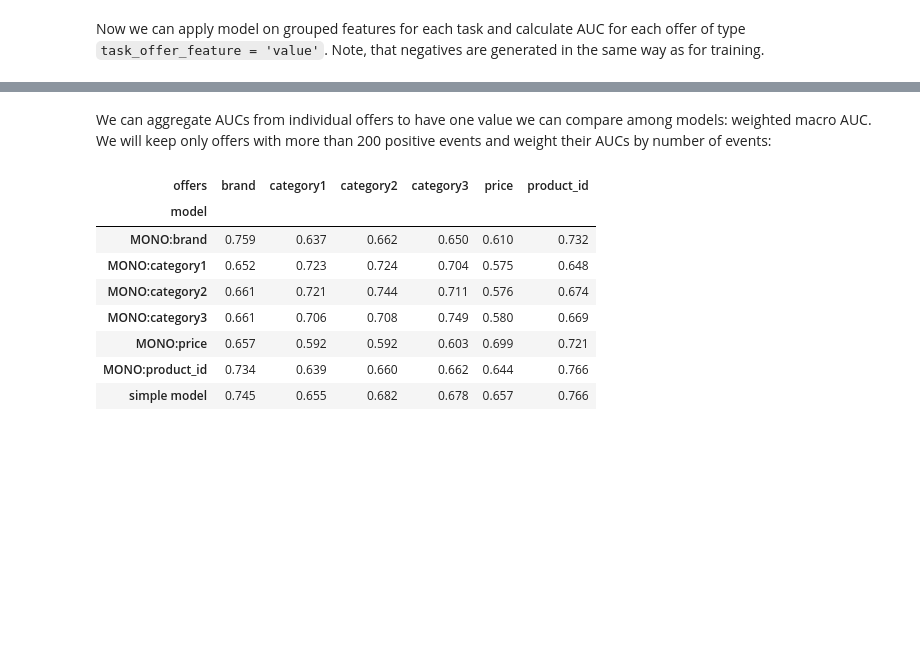
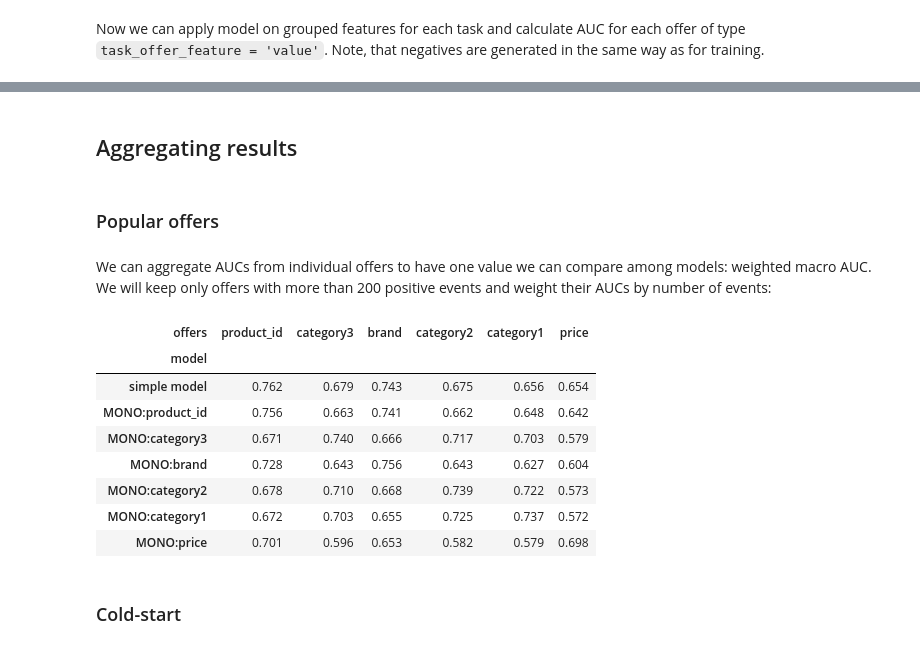
Before and after one commit to tinyclues/group-by-augmentations-model, a Jupyter notebook: training/rees simple model.ipynb, the cells around one changed output, grey strips where cells are left out. Cells and saved outputs as stored; diff of their text form; code cells hidden in the pictures; blank space fills up the shorter version.

```diff
--- a/training/rees simple model.ipynb
+++ b/training/rees simple model.ipynb
@@ -100,7 +93,7 @@ To choose model's parameters we did some manual tuning using validation set to m
 # %%
 # model parameters
 EMBEDDING_DIM = 100
-L1_COEFF = 4e-7
+L1_COEFF = 2e-7
 DROPOUT = 0.1
 
 
@@ -137,14 +130,14 @@ def OFFER_TOWER():
         tf.keras.layers.Activation('tanh'),
     ], name='offer_tower')
 
-EPOCHS = 10
+EPOCHS = 8
 
 NUMBER_OF_NEGATIVES = 4
 LOSS = tf.keras.losses.BinaryCrossentropy(from_logits=True)
 AUC_METRIC = tf.keras.metrics.AUC(from_logits=True)
 
 import tensorflow_addons as tfa
-OPTIMIZER = tfa.optimizers.AdamW(weight_decay=4e-8, learning_rate=0.0009)
+OPTIMIZER = tfa.optimizers.AdamW(weight_decay=4e-8, learning_rate=0.0008)
 # %%
 from layers import get_input_layer, WeightedEmbeddings
 from utils import WEIGHT_SUFFIX
@@ -412,3 +380,7 @@ for task_offer_feature in TASKS:
+# %% [markdown]
+## Aggregating results
+# %% [markdown]
+### Popular offers
 # %% [markdown]
 We can aggregate AUCs from individual offers to have one value we can compare among models: weighted macro AUC. We will keep only offers with more than 200 positive events and weight their AUCs by number of events:
 # %%
@@ -425,14 +397,17 @@ for task_name in aucs:
 # %%
 pd.pivot_table(results, 'wAUC', 'model', 'offers')\
     .rename(columns={'priceCluster': 'price'}, index={'MONO:priceCluster': 'MONO:price'})\
+    .iloc[[6, 5, 3, 0, 2, 1, 4]][['product_id', 'category3', 'brand', 'category2', 'category1', 'price']]\
     .style.background_gradient(cmap='coolwarm').format(precision=3)
 # %% [output]
-| offers | brand | category1 | category2 | category3 | price | product_id |
+| offers | product_id | category3 | brand | category2 | category1 | price |
 | model |  |  |  |  |  |  |
-| MONO:brand | 0.759 | 0.637 | 0.662 | 0.650 | 0.610 | 0.732 |
-| MONO:category1 | 0.652 | 0.723 | 0.724 | 0.704 | 0.575 | 0.648 |
-| MONO:category2 | 0.661 | 0.721 | 0.744 | 0.711 | 0.576 | 0.674 |
-| MONO:category3 | 0.661 | 0.706 | 0.708 | 0.749 | 0.580 | 0.669 |
-| MONO:price | 0.657 | 0.592 | 0.592 | 0.603 | 0.699 | 0.721 |
-| MONO:product_id | 0.734 | 0.639 | 0.660 | 0.662 | 0.644 | 0.766 |
-| simple model | 0.745 | 0.655 | 0.682 | 0.678 | 0.657 | 0.766 |
+| simple model | 0.762 | 0.679 | 0.743 | 0.675 | 0.656 | 0.654 |
+| MONO:product_id | 0.756 | 0.663 | 0.741 | 0.662 | 0.648 | 0.642 |
+| MONO:category3 | 0.671 | 0.740 | 0.666 | 0.717 | 0.703 | 0.579 |
+| MONO:brand | 0.728 | 0.643 | 0.756 | 0.643 | 0.627 | 0.604 |
+| MONO:category2 | 0.678 | 0.710 | 0.668 | 0.739 | 0.722 | 0.573 |
+| MONO:category1 | 0.672 | 0.703 | 0.655 | 0.725 | 0.737 | 0.572 |
+| MONO:price | 0.701 | 0.596 | 0.653 | 0.582 | 0.579 | 0.698 |
+# %% [markdown]
+### Cold-start
```
Also changed, not shown: parts of 11 cells of this notebook.
